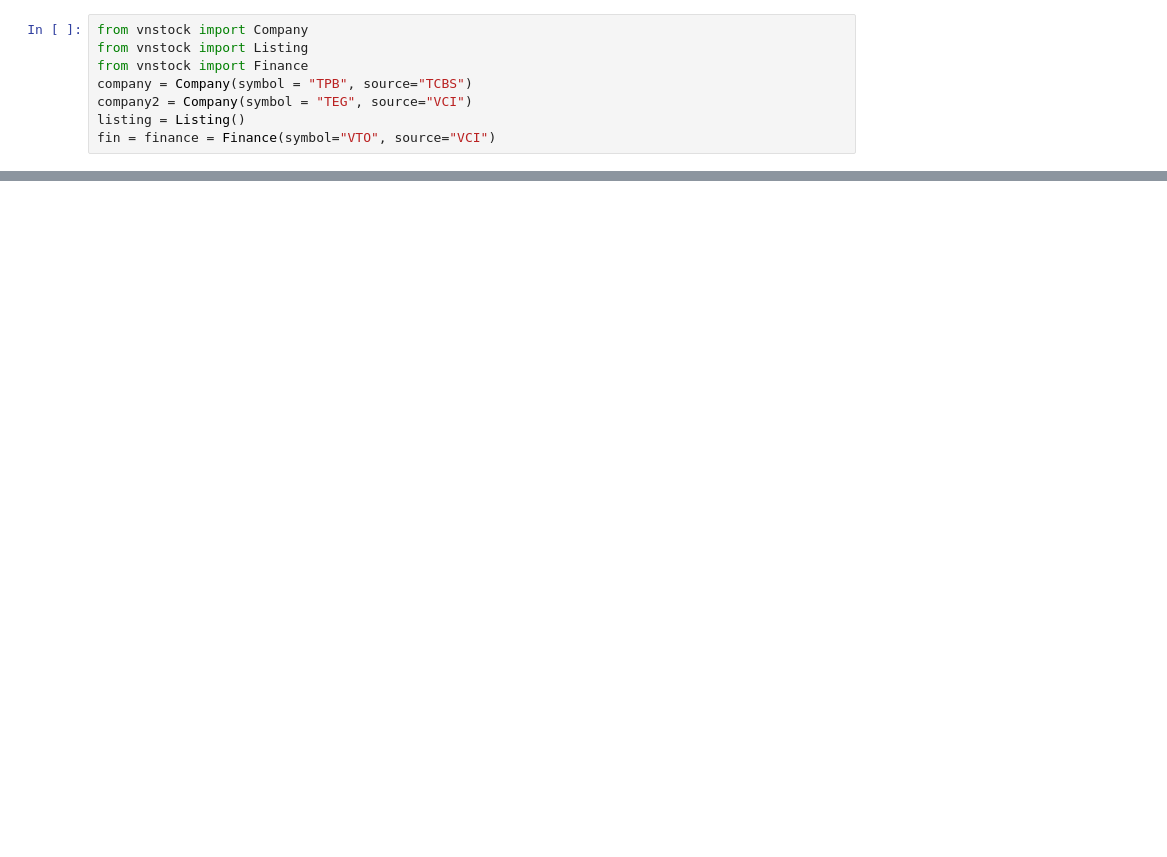
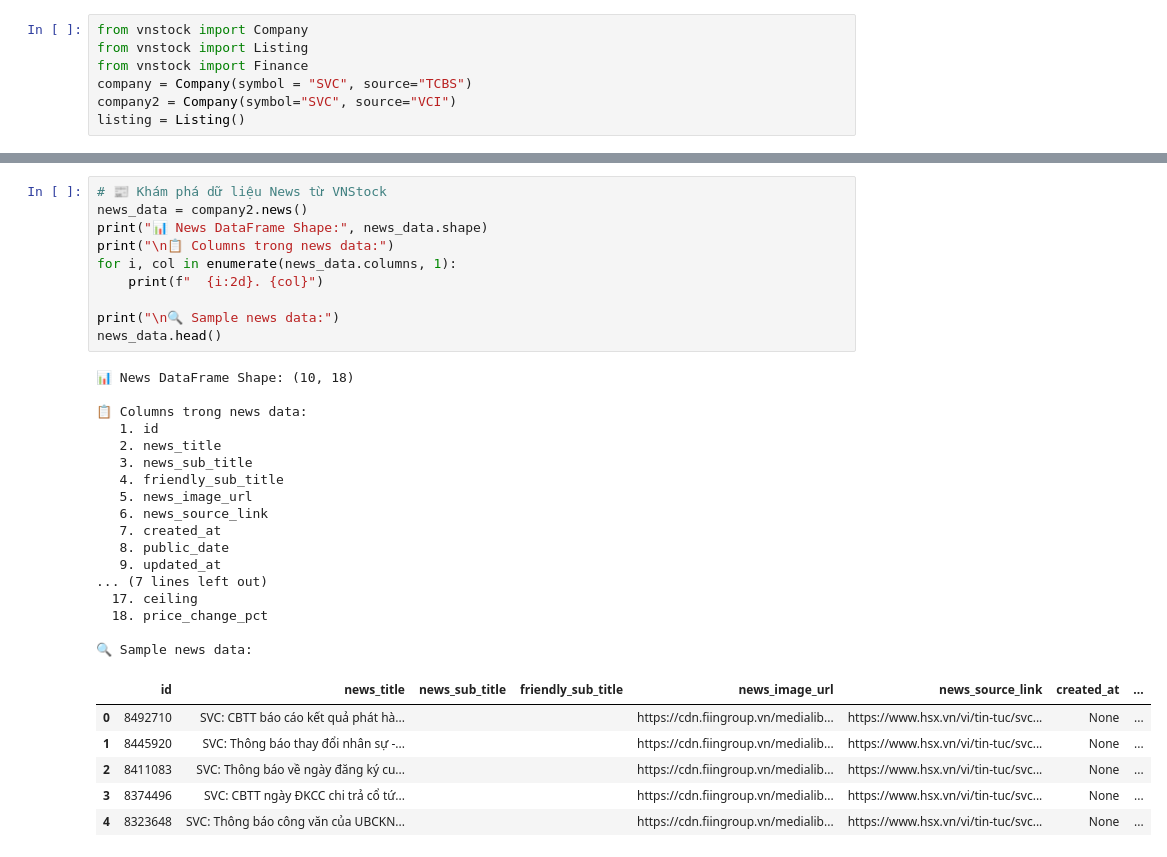
Before and after one commit to tohieu1603/pynews, a Jupyter notebook: readme.ipynb, the cells around one changed output, grey strips where cells are left out. Cells and saved outputs as stored; diff of their text form; blank space fills up the shorter version.

```diff
--- a/readme.ipynb
+++ b/readme.ipynb
@@ -21,7 +2,6 @@ print("Chạy code trên trong Django shell để kiểm tra logs")
 from vnstock import Company
 from vnstock import Listing
 from vnstock import Finance
-company = Company(symbol = "TPB", source="TCBS")
-company2 = Company(symbol = "TEG", source="VCI")
+company = Company(symbol = "SVC", source="TCBS")
+company2 = Company(symbol="SVC", source="VCI")
 listing = Listing()
-fin = finance = Finance(symbol="VTO", source="VCI")
@@ -129,0 +8,34 @@ SynchronousOnlyOperation: You cannot call this from an async context - use a thr
+# %%
+# 📰 Khám phá dữ liệu News từ VNStock
+news_data = company2.news()
+print("📊 News DataFrame Shape:", news_data.shape)
+print("\n📋 Columns trong news data:")
+for i, col in enumerate(news_data.columns, 1):
+    print(f"  {i:2d}. {col}")
+
+print("\n🔍 Sample news data:")
+news_data.head()
+# %% [output]
+📊 News DataFrame Shape: (10, 18)
+
+📋 Columns trong news data:
+   1. id
+   2. news_title
+   3. news_sub_title
+   4. friendly_sub_title
+   5. news_image_url
+   6. news_source_link
+   7. created_at
+   8. public_date
+   9. updated_at
+... (7 lines left out)
+  17. ceiling
+  18. price_change_pct
+
+🔍 Sample news data:
+|  | id | news_title | news_sub_title | friendly_sub_title | news_image_url | news_source_link | created_at | ... |
+| 0 | 8492710 | SVC: CBTT báo cáo kết quả phát hà... |  |  | https://cdn.fiingroup.vn/medialib... | https://www.hsx.vn/vi/tin-tuc/svc... | None | ... |
+| 1 | 8445920 | SVC: Thông báo thay đổi nhân sự -... |  |  | https://cdn.fiingroup.vn/medialib... | https://www.hsx.vn/vi/tin-tuc/svc... | None | ... |
+| 2 | 8411083 | SVC: Thông báo về ngày đăng ký cu... |  |  | https://cdn.fiingroup.vn/medialib... | https://www.hsx.vn/vi/tin-tuc/svc... | None | ... |
+| 3 | 8374496 | SVC: CBTT ngày ĐKCC chi trả cổ tứ... |  |  | https://cdn.fiingroup.vn/medialib... | https://www.hsx.vn/vi/tin-tuc/svc... | None | ... |
+| 4 | 8323648 | SVC: Thông báo công văn của UBCKN... |  |  | https://cdn.fiingroup.vn/medialib... | https://www.hsx.vn/vi/tin-tuc/svc... | None | ... |
```
Also changed, not shown: parts of 19 cells of this notebook, 45 other files.
